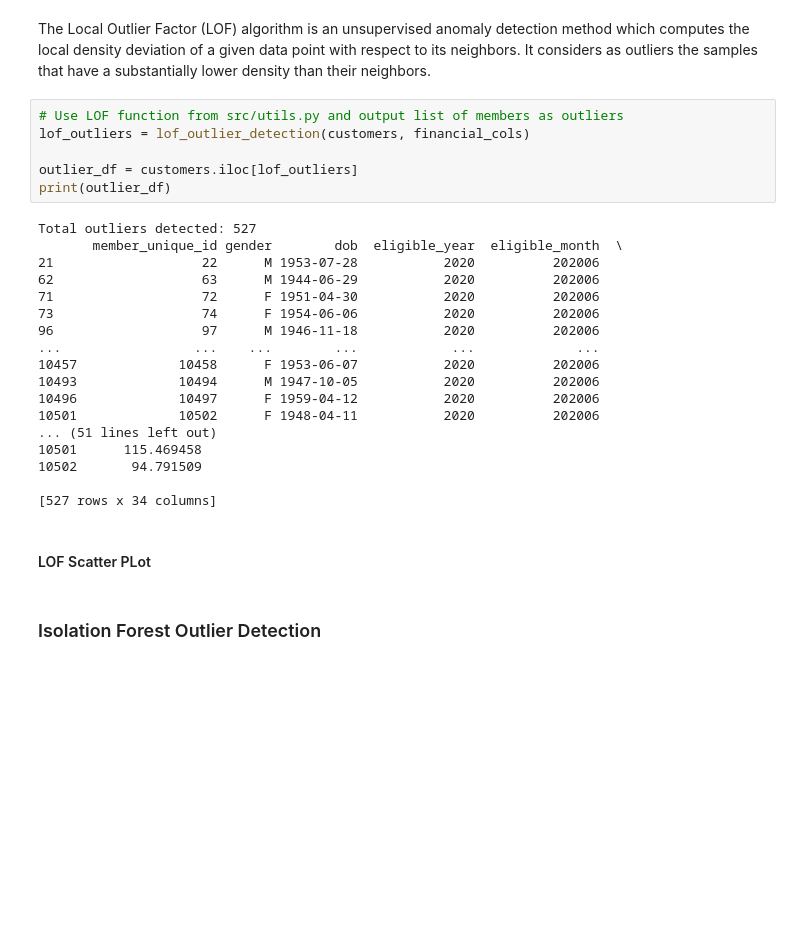
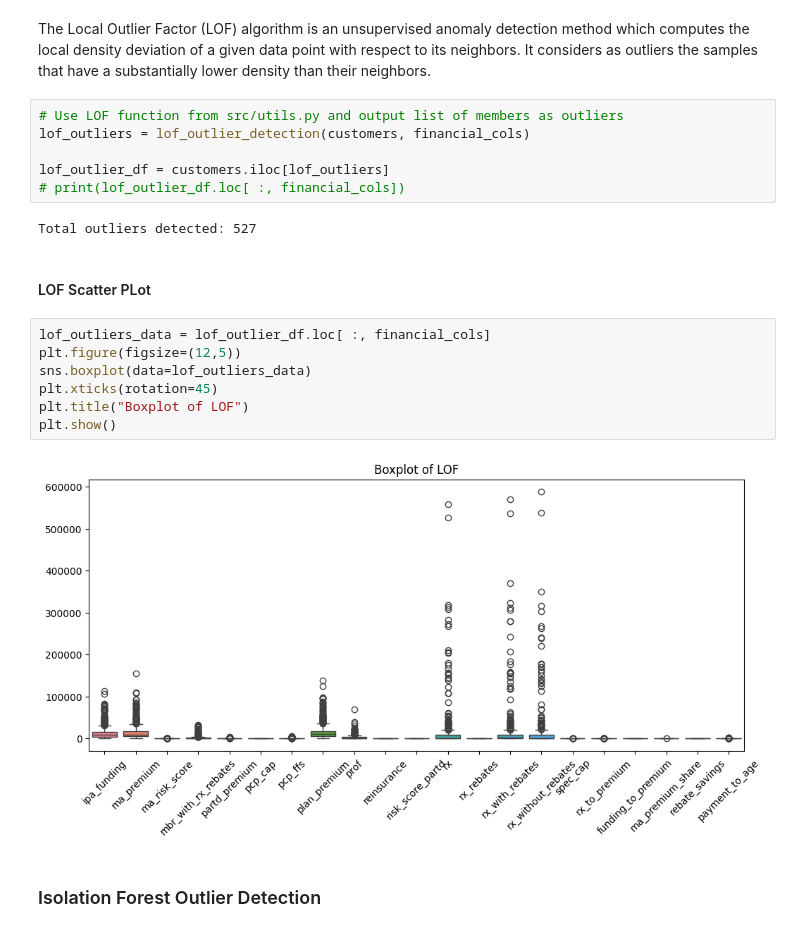
Before and after one commit to lizbethkr/Outlier-Detection, a Jupyter notebook: notebooks/outlier_detection.ipynb, the cells around one changed output. Cells and saved outputs as stored; diff of their text form; blank space fills up the shorter version.

```diff
--- a/notebooks/outlier_detection.ipynb
+++ b/notebooks/outlier_detection.ipynb
@@ -334,28 +347,21 @@ The Local Outlier Factor (LOF) algorithm is an unsupervised anomaly detection me
 # Use LOF function from src/utils.py and output list of members as outliers
 lof_outliers = lof_outlier_detection(customers, financial_cols)
 
-outlier_df = customers.iloc[lof_outliers]
-print(outlier_df)
+lof_outlier_df = customers.iloc[lof_outliers]
+# print(lof_outlier_df.loc[ :, financial_cols])
 # %% [output]
 Total outliers detected: 527
-       member_unique_id gender        dob  eligible_year  eligible_month  \
-21                   22      M 1953-07-28           2020          202006
-62                   63      M 1944-06-29           2020          202006
-71                   72      F 1951-04-30           2020          202006
-73                   74      F 1954-06-06           2020          202006
-96                   97      M 1946-11-18           2020          202006
-...                 ...    ...        ...            ...             ...
-10457             10458      F 1953-06-07           2020          202006
-10493             10494      M 1947-10-05           2020          202006
-10496             10497      F 1959-04-12           2020          202006
-10501             10502      F 1948-04-11           2020          202006
-... (51 lines left out)
-10501      115.469458
-10502       94.791509
-
-[527 rows x 34 columns]
 # %% [markdown]
 #### LOF Scatter  PLot
+# %%
+lof_outliers_data = lof_outlier_df.loc[ :, financial_cols]
+plt.figure(figsize=(12,5))
+sns.boxplot(data=lof_outliers_data)
+plt.xticks(rotation=45)
+plt.title("Boxplot of LOF")
+plt.show()
+# %% [output]
+[figure, added]
 # %% [markdown]
 ### Isolation Forest Outlier Detection
 # %%
```
Also changed, not shown: parts of 7 cells of this notebook, 1 other file.
